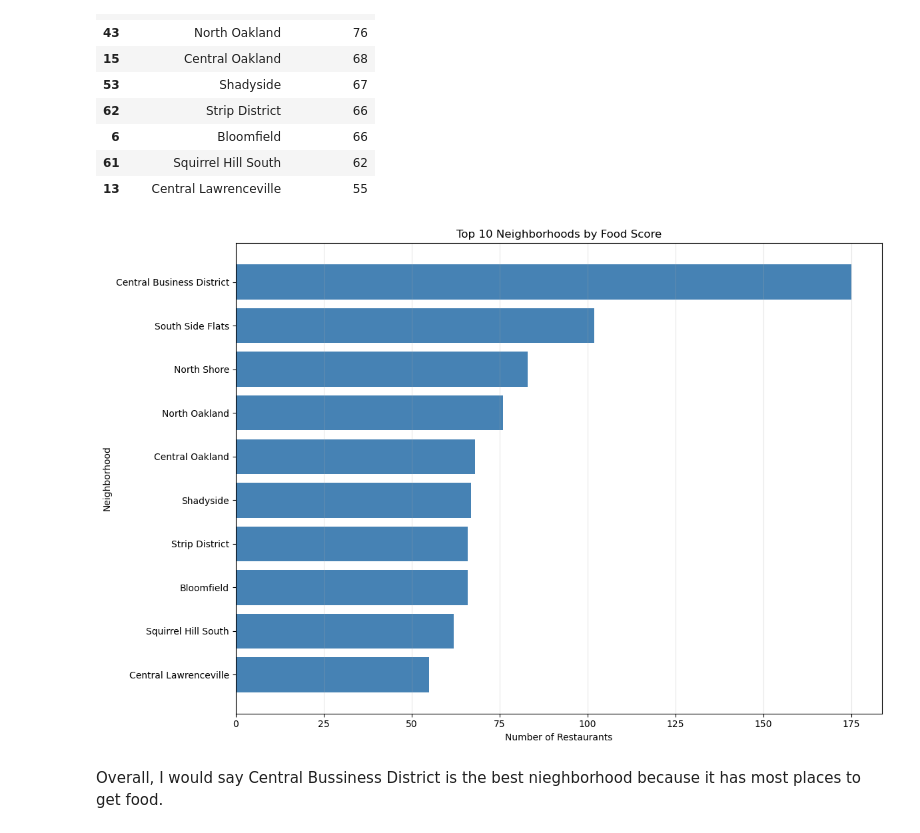
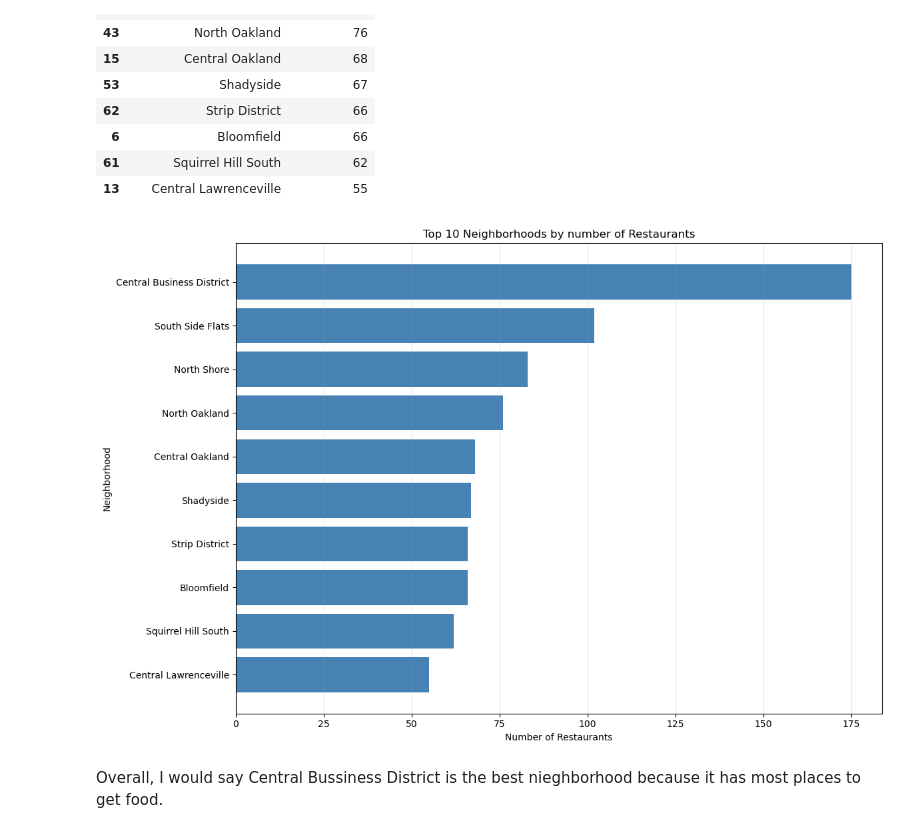
Before and after one commit to 2004Moonlove/Final-Project-Description, a Jupyter notebook: Ivan_foodscore/Ivan.ipynb, the cells around one changed output. Cells and saved outputs as stored; diff of their text form; code cells hidden in the pictures.

```diff
--- a/Ivan_foodscore/Ivan.ipynb
+++ b/Ivan_foodscore/Ivan.ipynb
@@ -106,20 +94,20 @@ food_score.head(10)
 # %%
 import matplotlib.pyplot as plt
 
-# bar chart for top 10 neighborhoods
+# display bar chart for top 10 neighborhoods
 n = 10
 top_neighborhoods = food_score.head(n)
 
 plt.figure(figsize=(12, 8))
 plt.barh(top_neighborhoods['neighborhood'], top_neighborhoods['food_score'], color='steelblue')
 plt.xlabel('Number of Restaurants')
 plt.ylabel('Neighborhood')
-plt.title(f'Top {n} Neighborhoods by Food Score')
+plt.title(f'Top {n} Neighborhoods by number of Restaurants')
 plt.gca().invert_yaxis()
 plt.grid(axis='x', alpha=0.3)
 plt.tight_layout()
 plt.show()
 # %% [output]
-[figure, old version]
+[figure, new version]
 # %% [markdown]
 Overall, I would say Central Bussiness District is the best nieghborhood because it has most places to get food.
```
Also changed, not shown: parts of 5 cells of this notebook, 5 other files.
